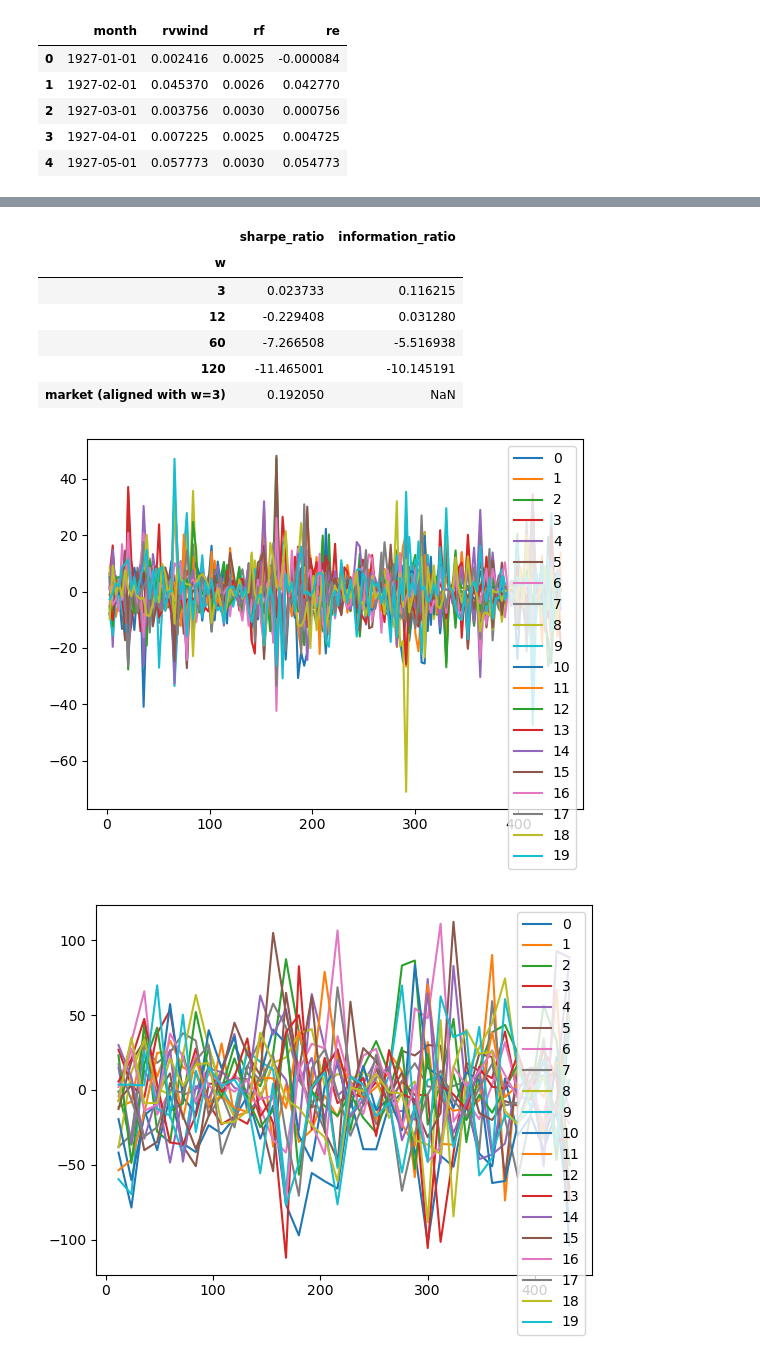
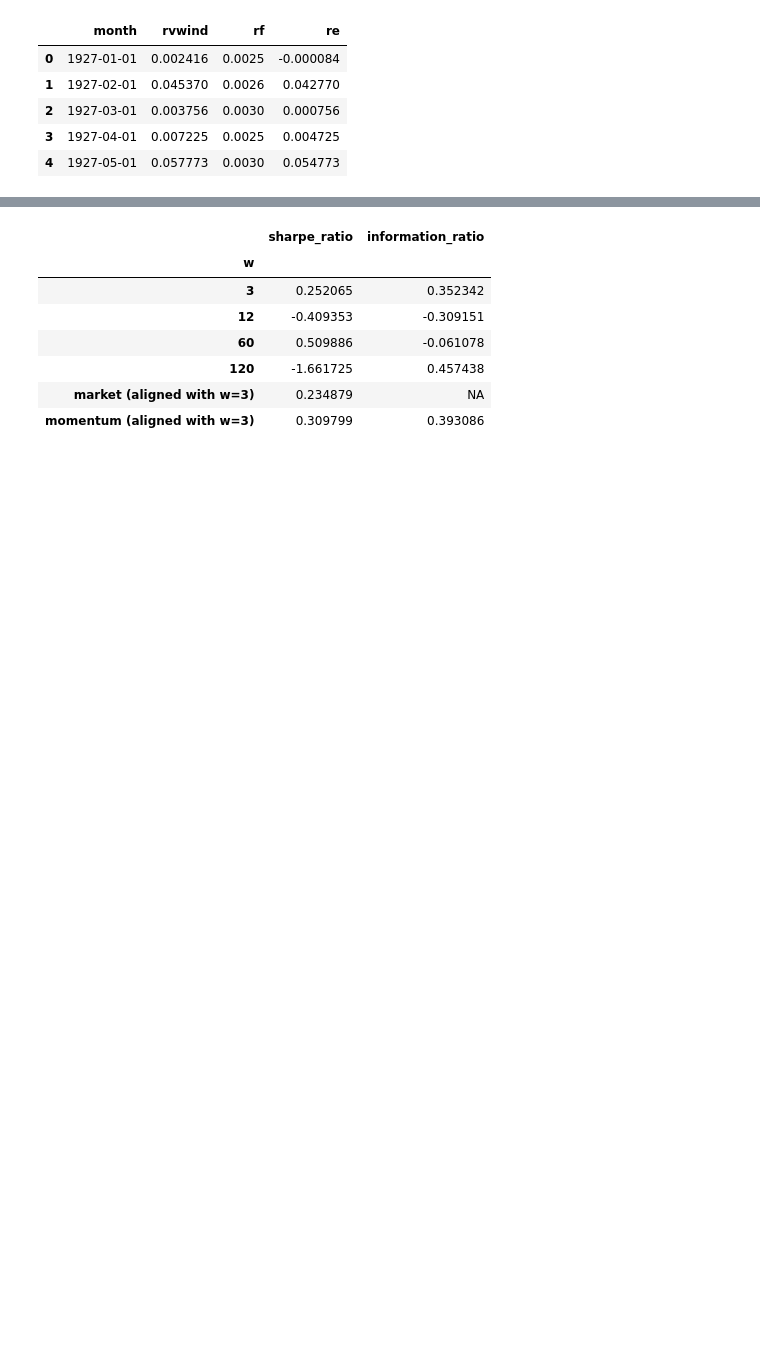
Before and after one commit to trpotter72/W24, a Jupyter notebook: AP/HW2/HW2.ipynb, the cells around one changed output, grey strips where cells are left out. Cells and saved outputs as stored; diff of their text form; code cells hidden in the pictures; blank space fills up the shorter version.

```diff
--- a/AP/HW2/HW2.ipynb
+++ b/AP/HW2/HW2.ipynb
@@ -14,16 +91,20 @@ df.head()
 | 3 | 1927-04-01 | 0.007225 | 0.0025 | 0.004725 |
 | 4 | 1927-05-01 | 0.057773 | 0.0030 | 0.054773 |
 # %%
-import numpy as np
+# Create predictor vars
+# add a constant
+df['const'] = 1
 
 # 120 month lag, aligned s.t. the first observation is the 121st month (i.e. R[t] ~ R[t-120:t-1]+1)
 df[f'lag_0'] = df['re'].rolling(window=120).mean().shift(1)
-
 
 # Create the remaining predictors
 for i in range(1,20):
   df[f'lag_{i}'] = df['lag_0'].shift(i*12)
 
-# # Display the first few rows of the predictors dataframe
+# axe rows without all lags
 df = df[19*12+120:]
 df.reset_index(drop=True, inplace=True)
+
+# helpful later
+predictor_columns = ['const'] + [f'lag_{i}' for i in range(20)]
@@ -30,8 +127,5 @@ df.reset_index(drop=True, inplace=True)
 # %%
-def ridgeless_regression(Y, X):
-    # Fit the model
-    X = X.values
-    Y = Y.values
+def ridgeless_regression(Y: pd.DataFrame, X: pd.DataFrame) -> pd.Series:
     beta = np.linalg.pinv(X.T@X)@X.T@Y
     return beta
 # %%
@@ -80,28 +173,45 @@ def information_ratio(strat_rets, mkt_rets, w):
 # %%
 results ={
     'w': [3,12,60,120],
     'sharpe_ratio': [],
-    'information_ratio': []
+    'information_ratio': [],
+    'betas' : [],
+    'rets' : []
 }
 for w in results['w']:
   betas = rolling_window_regression(df,w)
   rets = calc_rets(betas, df)
+  results['rets'].append(rets)
+  results['betas'].append(betas)
   results['sharpe_ratio'].append(sharpe_ratio(rets, w))
   results['information_ratio'].append(information_ratio(rets, df.loc[rets.index,'re'], w))
 
-qrtly_index = [i-1 for i in range(3, len(df),3)]
+qrtly_index = [i for i in range(3, len(df),3)]
+
 market_rets = df.loc[qrtly_index, 're']
+
+momentum_rets = (df['re']*df['re'].shift(1))[qrtly_index]
+
+
 results['w'].append('market (aligned with w=3)')
+results['rets'].append(market_rets)
+results['betas'].append('NA')
 results['sharpe_ratio'].append(sharpe_ratio(market_rets, 3))
-results['information_ratio'].append(information_ratio(market_rets, market_rets, 3))
-pd.DataFrame(results).set_index('w')
+results['information_ratio'].append("NA")
+
+results['w'].append('momentum (aligned with w=3)')
+results['rets'].append(momentum_rets)
+results['betas'].append('NA')
+results['sharpe_ratio'].append(sharpe_ratio(momentum_rets, 3))
+results['information_ratio'].append(information_ratio(momentum_rets, market_rets, 3))
+
+display(pd.DataFrame(results).set_index('w').drop(['rets','betas'], axis=1))
 # %% [output]
 |  | sharpe_ratio | information_ratio |
 | w |  |  |
-| 3 | 0.023733 | 0.116215 |
-| 12 | -0.229408 | 0.031280 |
-| 60 | -7.266508 | -5.516938 |
-| 120 | -11.465001 | -10.145191 |
-| market (aligned with w=3) | 0.192050 | NaN |
+| 3 | 0.252065 | 0.352342 |
+| 12 | -0.409353 | -0.309151 |
+| 60 | 0.509886 | -0.061078 |
+| 120 | -1.661725 | 0.457438 |
+| market (aligned with w=3) | 0.234879 | NA |
+| momentum (aligned with w=3) | 0.309799 | 0.393086 |
-[figure, removed]
-[figure, removed]
```
Also changed, not shown: parts of 12 cells of this notebook, 2 other files.
